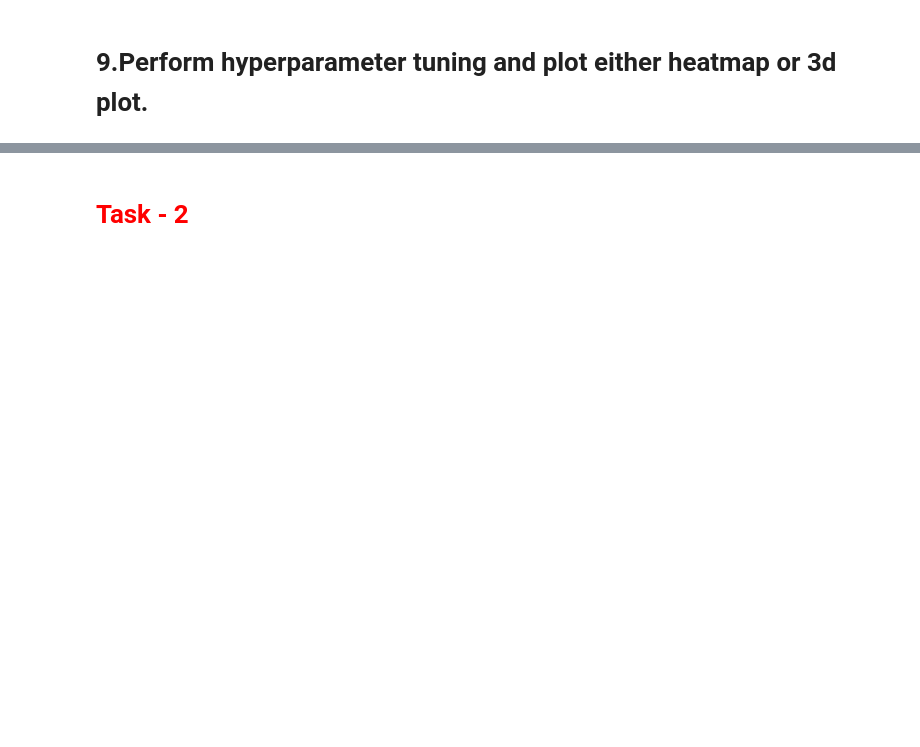
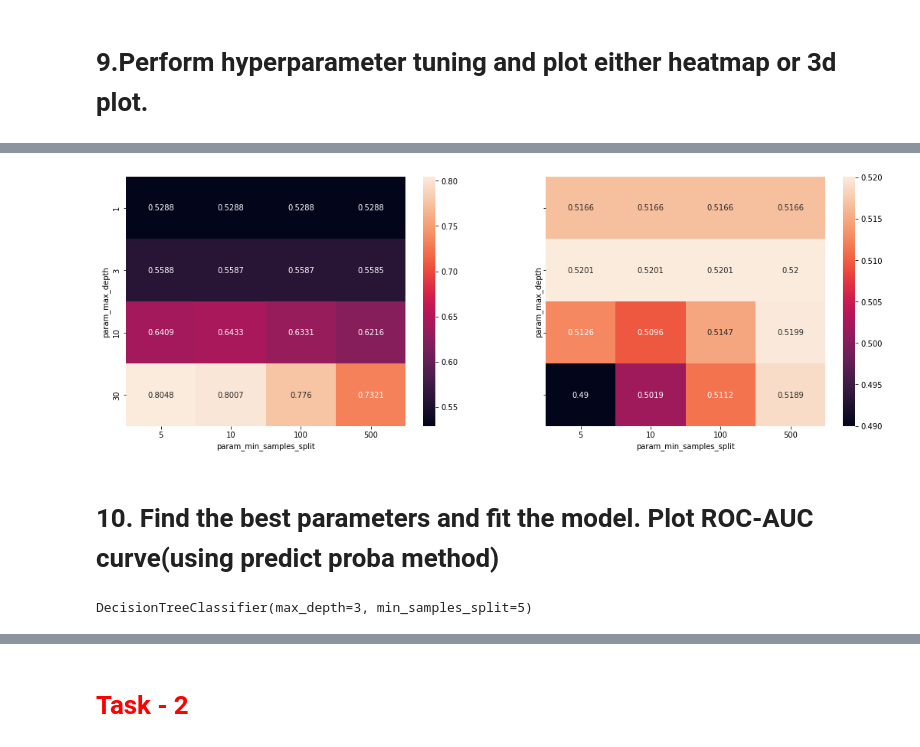
Before and after one commit to Orion6400/AAIC, a Jupyter notebook: Algo/decision tree/assigment/Assignment_DT_Instructions.ipynb, the cells around one changed output, grey strips where cells are left out. Drawn from its saved outputs; the diff is of its cells as text; code cells hidden in the pictures; blank space fills up the shorter version.

```diff
--- a/Algo/decision tree/assigment/Assignment_DT_Instructions.ipynb
+++ b/Algo/decision tree/assigment/Assignment_DT_Instructions.ipynb
@@ -255,5 +246,5 @@ print(OHE_X_test_state.shape)
 # %% [markdown]
 # 'teacher_prefix'
 # %%
-vectorizer = CountVectorizer()
+vectorizer = CountVectorizer(binary=True)
 vectorizer.fit(X_train['teacher_prefix'].values) # fit has to happen only on train data
@@ -423,8 +407,10 @@ print(norm_X_test_compound.shape)
 # %% [markdown]
 # 7. For task 1 set 1(TFIDF) stack up all the features
 # %%
-X_train_set1 = hstack((essay_tfidf_Xtrain,OHE_X_train_state,OHE_X_train_teacher_prefix,OHE_X_train_grade_catagory,OHE_X_train_clean_categories,OHE_X_train_clean_subcategories,norm_X_train_compound,norm_X_train_pos,norm_X_train_neu,norm_X_train_neg,norm_X_train_price
-                  ,norm_X_train_teacher_number_of_previously_posted_projects)).tocsr()
+X_train_set1 = hstack((essay_tfidf_Xtrain,OHE_X_train_state,OHE_X_train_teacher_prefix,OHE_X_train_grade_catagory
+                       ,OHE_X_train_clean_categories,OHE_X_train_clean_subcategories,norm_X_train_compound
+                       ,norm_X_train_pos,norm_X_train_neu,norm_X_train_neg,norm_X_train_price
+                    ,norm_X_train_teacher_number_of_previously_posted_projects)).tocsr()
 
 print(X_train_set1.shape,  y_train.shape)
 # %% [output]
@@ -459,6 +447,6 @@ Dec_tree = DecisionTreeClassifier()
 # %%
 hyperparameters = {'max_depth':[1,3,10,30],'min_samples_split':[5,10,100,500]}
 # %%
-Classifier = GridSearchCV(Dec_tree, hyperparameters,scoring='roc_auc', n_jobs=-1,refit=True,cv=20,return_train_score=True)
+Classifier = GridSearchCV(Dec_tree, hyperparameters,scoring='roc_auc', n_jobs=-1,cv=3,return_train_score=True)
 Classifier.fit(X_train_set1, y_train)
 # %% [output]
@@ -494,0 +499,5 @@ offline.init_notebook_mode()
+# %%
+values_heatmap = pd.DataFrame(Classifier.cv_results_)
+values_heatmap = values_heatmap.groupby(['param_max_depth','param_min_samples_split']).max()
+values_heatmap = values_heatmap.unstack()[['mean_test_score', 'mean_train_score']]
+values_heatmap.head()
@@ -494,0 +512,10 @@ offline.init_notebook_mode()
+# %%
+# https://stackoverflow.com/questions/56478320/how-to-create-multiple-seaborn-heatmaps-with-a-shared-legend-in-one-figure
+fig, ax = plt.subplots(ncols=2, sharey=True,figsize=(18,6))
+sn.heatmap(values_heatmap.mean_train_score, annot=True, fmt='.4g',ax=ax[0]);
+sn.heatmap(values_heatmap.mean_test_score, annot=True, fmt='.4g',ax=ax[1]);
+plt.show()
+# %% [output]
+[figure, added]
+# %% [markdown]
+# 10. Find the best parameters and fit the model. Plot ROC-AUC curve(using predict proba method)
@@ -494,0 +525,4 @@ offline.init_notebook_mode()
+# %%
+set1.fit(X_train_set1,y_train)
+# %% [output]
+DecisionTreeClassifier(max_depth=3, min_samples_split=5)
```
Also changed, not shown: parts of 56 cells of this notebook.
